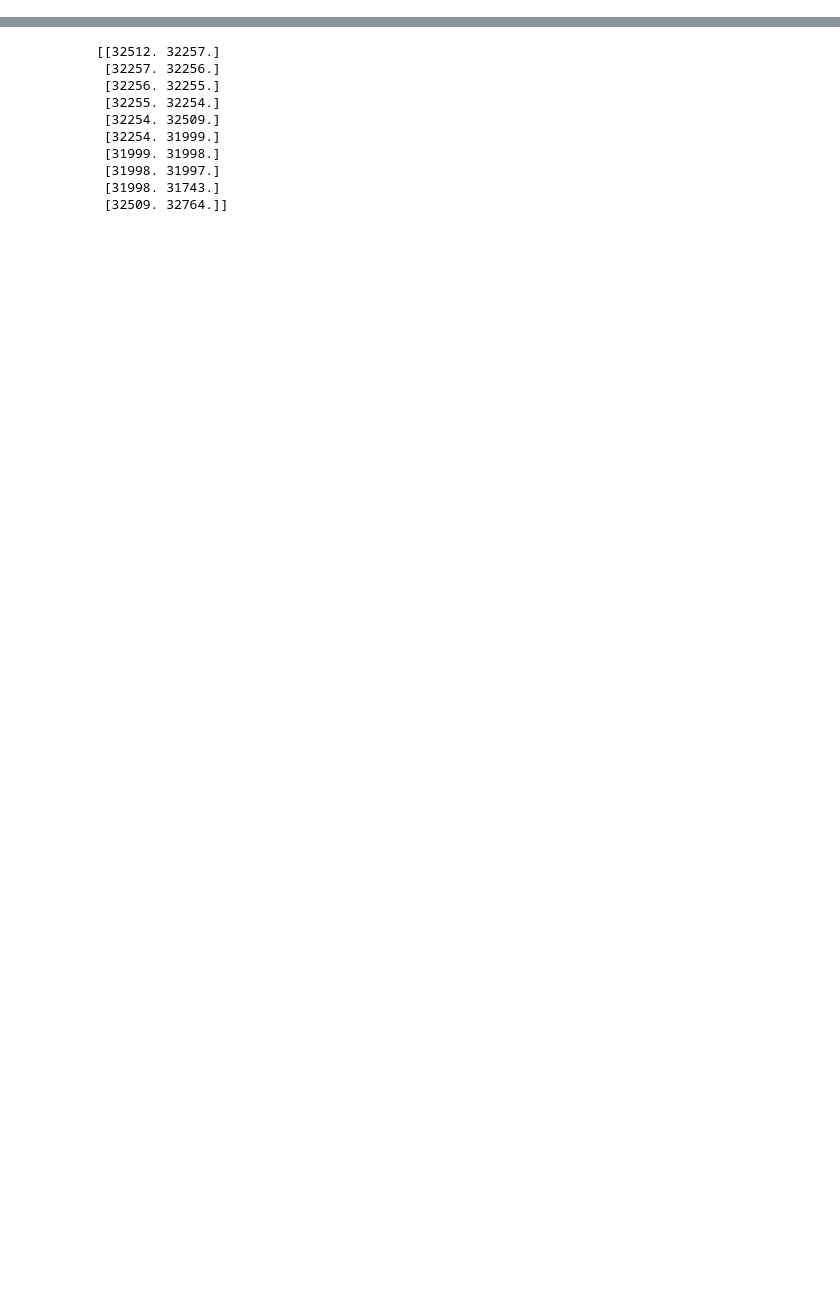
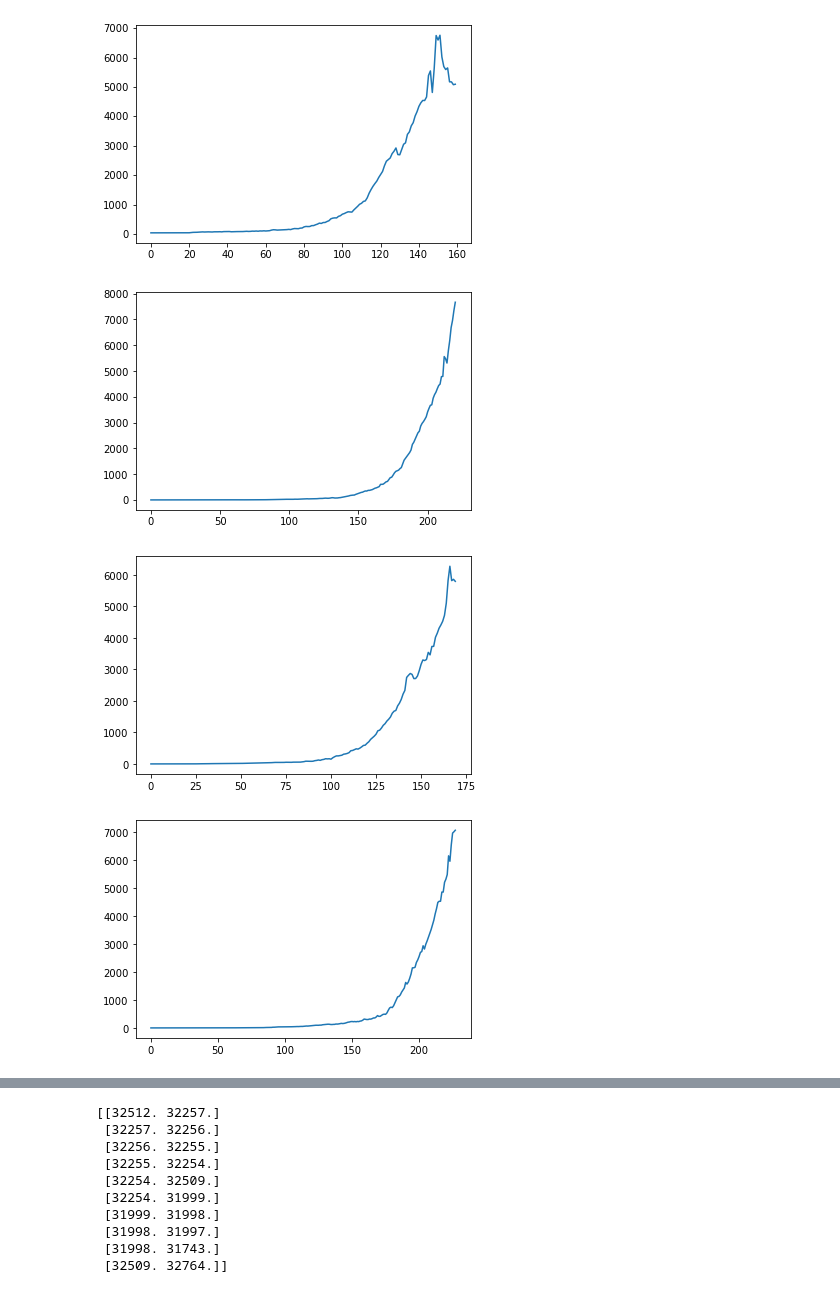
Before and after one commit to Irene-Li/BARW, a Jupyter notebook: BARW/plot_data.ipynb, the cells around one changed output, grey strips where cells are left out. Saved outputs shown, nothing was run; the diff lists cells and outputs as text; code cells hidden in the pictures; blank space fills up the shorter version.

```diff
--- a/BARW/plot_data.ipynb
+++ b/BARW/plot_data.ipynb
@@ -5,11 +11,11 @@ from matplotlib import animation as am
 # %%
 
-label = 'h_0.5_p_0.5_q_0.25'
+label = 'h_0.4_p_0.5_q_0.25'
 file = open("data_{}.txt".format(label))
 
 realisations = []
 flag = True
-L = 255
+L = 127
 
 n = 0
 
@@ -50,6 +56,7 @@ realisations = realisations[:-1]
 def extract_evolution(realisation):
     evolution = []
     edges = []
+    msds = []
     passive_flag = False
     active_flag = False
     for line in realisation:
@@ -59,31 +66,31 @@ def extract_evolution(realisation):
             passive_flag = True
         elif line.startswith('active'):
             active_indices = np.fromstring(line[7:-1], sep=',')
-            try:
-                active_indices = np.unravel_index(active_indices.astype('int'), (L, L))
-            except:
-                print(line, len(line[7:-1]), repr(line[7:-1]))
+            active_indices = np.unravel_index(active_indices.astype('int'), (L, L))
             active_flag = True
+        elif line.startswith('msd'):
+            msds.append(float(line[4:-1]))
         elif line.startswith('edge'):
             edges.append(np.fromstring(line[5:-1], sep=','))
         else:
             snapshot = np.zeros((L, L)) # clear the snapshot for the next time slice
 
         if passive_flag and active_flag:
-            snapshot[passive_indices] = 1 # set occupied sites to 1
-            snapshot[active_indices] = 2 # set active sites to 2
+            snapshot[passive_indices] = -1 # set occupied sites to 1
+            for i in active_indices:
+                snapshot[active_indices] += 1
             evolution.append(snapshot)
             passive_flag = False
             active_flag = False
 
-    return np.array(edges), np.array(evolution)
+    return np.array(edges), np.array(msds), np.array(evolution)
 
 def make_movies(evolution, label):
     fig = plt.figure()
     ims = []
     plt.axis('off')
     for xy in evolution:
-        im = plt.imshow(xy, animated=True, vmin=0, vmax=2, origin='lower')
+        im = plt.imshow(xy, animated=True, vmin=-1, vmax=5, origin='lower')
         plt.axis('off')
         ims.append([im])
 
@@ -93,6 +100,13 @@ def make_movies(evolution, label):
     ani.save("{}_movie_{}.mp4".format(label, i), writer=mywriter)
     plt.close()
 # %%
-for (i, realisation) in enumerate(realisations[:1]):
-    edges, evolution = extract_evolution(realisation)
-    # make_movies(evolution, label)
+for (i, realisation) in enumerate(realisations):
+    edges, msds, evolution = extract_evolution(realisation)
+    plt.plot(msds)
+    plt.show()
+    make_movies(evolution, label)
+# %% [output]
+[figure, added]
+[figure, added]
+[figure, added]
+[figure, added]
```
Also changed, not shown: parts of 5 cells of this notebook, 5 other files.
